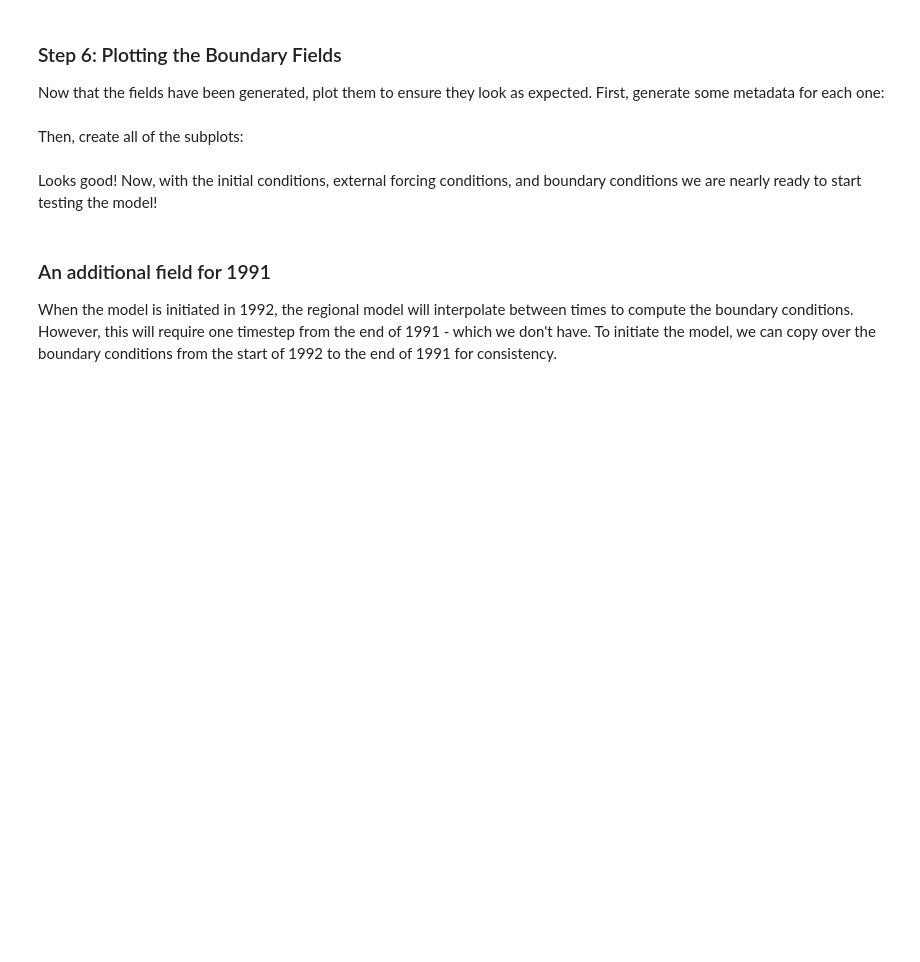
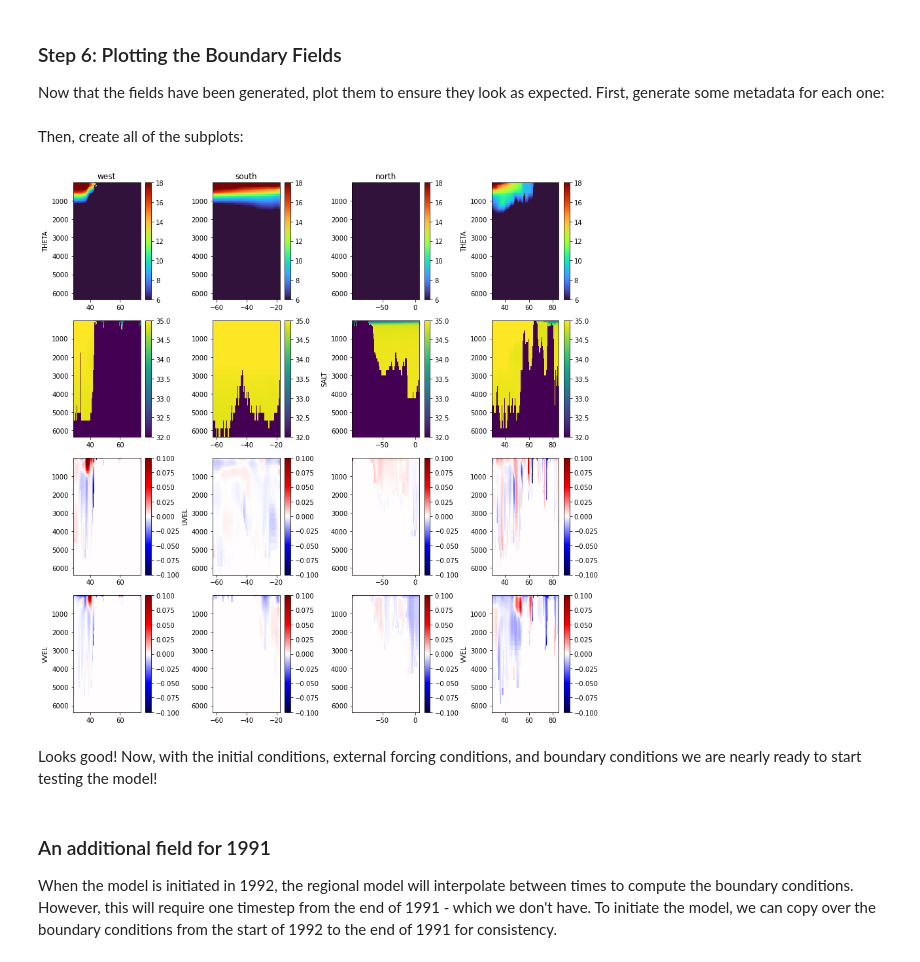
Before and after one commit to mhwood/eccoseas, a Jupyter notebook: docs/source/north_atlantic_regional_model/boundary_conditions.ipynb, the cells around one changed output. Drawn from its saved outputs; the diff is of its cells as text; code cells hidden in the pictures; blank space fills up the shorter version.

```diff
--- a/docs/source/north_atlantic_regional_model/boundary_conditions.ipynb
+++ b/docs/source/north_atlantic_regional_model/boundary_conditions.ipynb
@@ -366,7 +365,7 @@ Then, create all of the subplots:
 # %%
 fig = plt.figure(figsize=(12,12))
 plot_year = 1992
-
+Z = np.cumsum(delR)
 plot_counter = 0
 for i in range(len(variable_names)):
     variable_name = variable_names[i]
@@ -380,33 +379,35 @@ for i in range(len(variable_names)):
             boundary_grid = boundary_grid[0, :, :] # choose just the first timestep for plotting
             if boundary=='west':
                 x = YC[:,1]
             if boundary=='east':
                 x = YC[:,-1]
         else:
             boundary_grid = boundary_grid.reshape((timesteps, np.shape(delR)[0],np.shape(XC)[1]))
             boundary_grid = boundary_grid[0, :, :] # choose just the first timestep for plotting
             if boundary=='north':
                 x = XC[-1,:]
             if boundary=='south':
                 x = XC[1,:]
 
         plot_counter += 1
         plt.subplot(len(variable_names),len(boundary_list),plot_counter)
         C = plt.pcolormesh(x, Z, boundary_grid,
                            vmin=meta_dict[variable_names[i]][0],
                            vmax=meta_dict[variable_names[i]][1],
                            cmap=meta_dict[variable_names[i]][2])
         plt.colorbar(C,fraction=0.26)
         plt.gca().invert_yaxis()
 
         if plot_counter%3==1:
             plt.ylabel(variable_name)
         if plot_counter<4:
             plt.title(boundary)
 
 plt.tight_layout()
 
 plt.show()
+# %% [output]
+[figure, added]
 # %% [markdown]
 Looks good! Now, with the initial conditions, external forcing conditions, and boundary conditions we are nearly ready to start testing the model!
 # %% [markdown]
```
Also changed, not shown: parts of 2 cells of this notebook, 7 other files.
